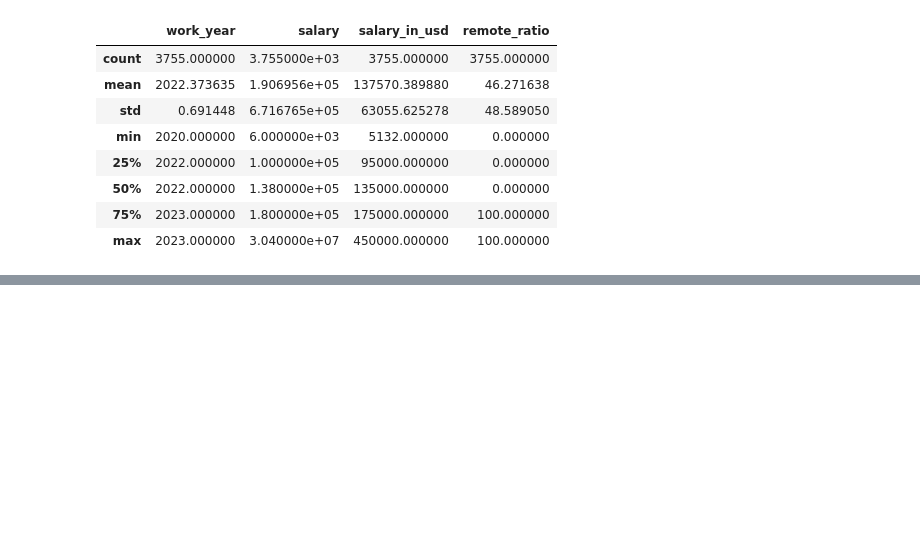
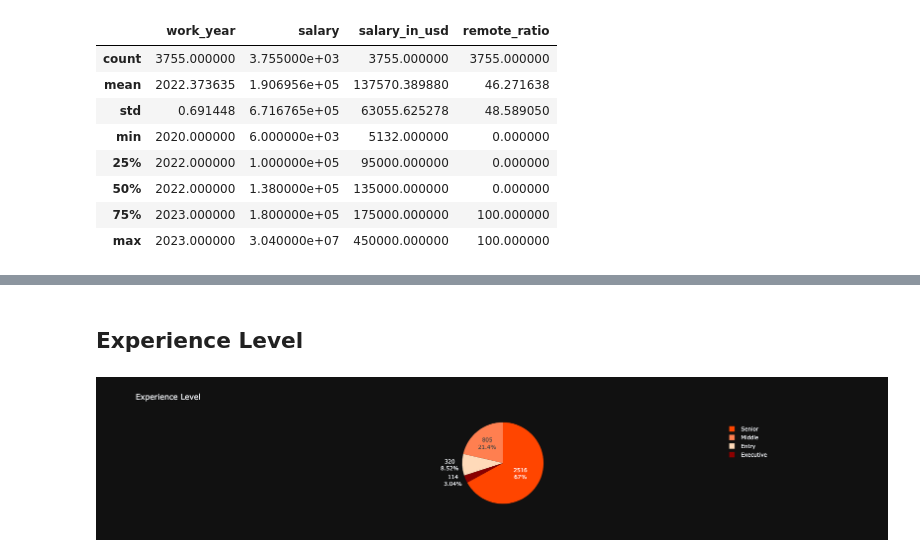
Before and after one commit to firatoncu/Introduction-to-Data-Science, a Jupyter notebook: regression/data_science_salaries/ds_salary_prediction.ipynb, the cells around one changed output, grey strips where cells are left out. Cells and saved outputs as stored; diff of their text form; code cells hidden in the pictures; blank space fills up the shorter version.

```diff
--- a/regression/data_science_salaries/ds_salary_prediction.ipynb
+++ b/regression/data_science_salaries/ds_salary_prediction.ipynb
@@ -93,0 +164,19 @@ df_salaries.describe()
+# %% [markdown]
+## Experience Level
+# %%
+colors=["orangered", "coral", "peachpuff", "darkred"]
+
+experience_level_counts = df_salaries["experience_level"].value_counts()
+
+fig = go.Figure(data=[go.Pie(
+            values=experience_level_counts.values,
+            labels=['Senior', 'Middle', 'Entry', 'Executive'],
+            textinfo='percent+value',
+            marker_colors=colors)])
+fig.update_layout(
+    title_text='Experience Level',
+    template='plotly_dark'
+)
+fig.show()
+# %% [output]
+[figure, added]
```
Also changed, not shown: parts of 20 cells of this notebook.
